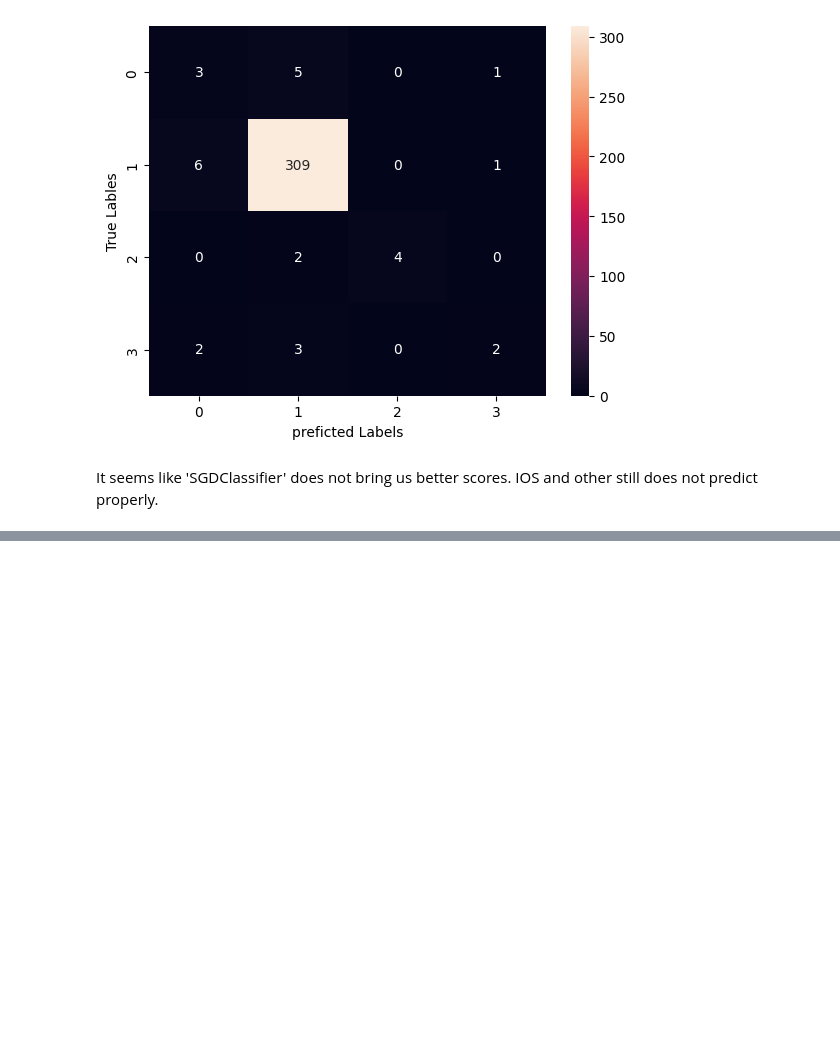
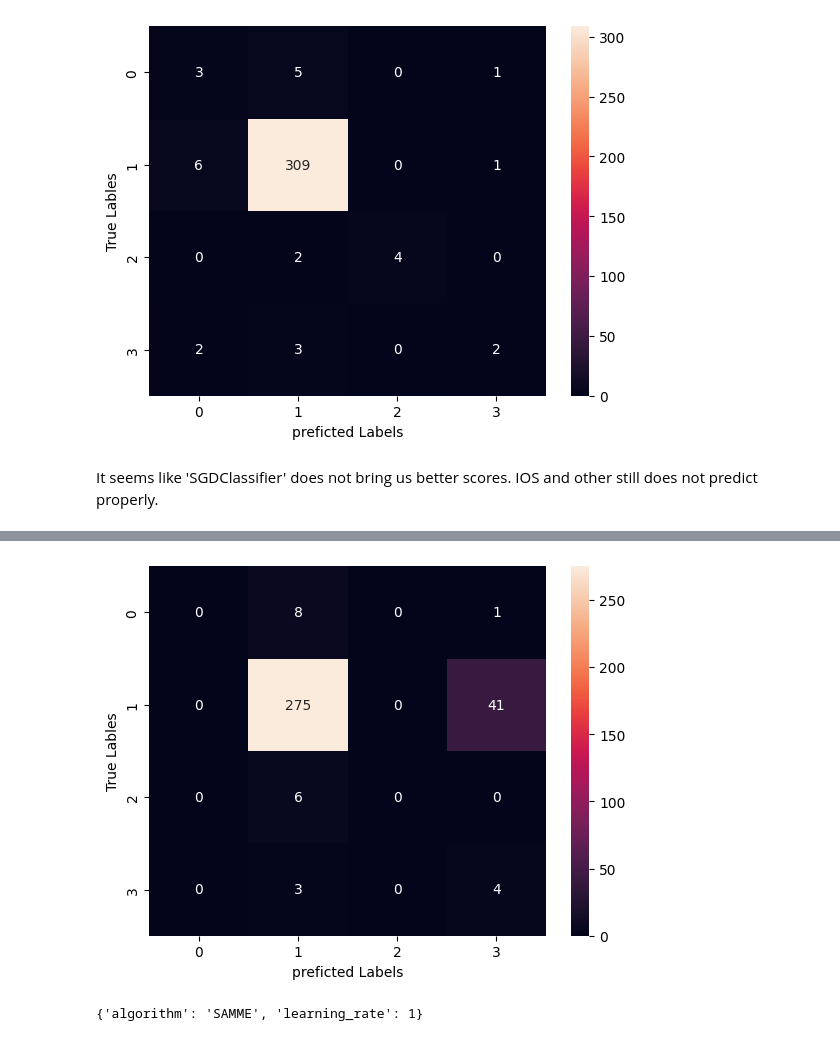
Before and after one commit to ahmadjalali73/OS-Price-Prediction, a Jupyter notebook: OS_Prediction.ipynb, the cells around one changed output, grey strips where cells are left out. Saved outputs shown, nothing was run; the diff lists cells and outputs as text; code cells hidden in the pictures; blank space fills up the shorter version.

```diff
--- a/OS_Prediction.ipynb
+++ b/OS_Prediction.ipynb
@@ -176,0 +183,7 @@ It seems like 'SGDClassifier' does not bring us better scores. IOS and other sti
+# %%
+from sklearn.ensemble import AdaBoostClassifier
+
+adaboost = AdaBoostClassifier(random_state=42)
+adaboost.fit(X_train, y_train)
+val_predict = adaboost.predict(X_val)
+score_printer(y_train, train_predict, y_val, val_predict)
@@ -176,0 +199,12 @@ It seems like 'SGDClassifier' does not bring us better scores. IOS and other sti
+# %%
+heatmap(y_val, val_predict)
+# %% [output]
+[figure, added]
+# %%
+tree_param = {'algorithm':['SAMME', 'SAMME.R'],
+              'learning_rate':[0.001, 0.01, 1, 10]}
+adaboost_result = GridSearchCV(adaboost, tree_param, scoring='f1_weighted',cv=5)
+adaboost_result.fit(X_train, y_train)
+adaboost_result.best_params_
+# %% [output]
+{'algorithm': 'SAMME', 'learning_rate': 1}
```
Also changed, not shown: parts of 35 cells of this notebook.
